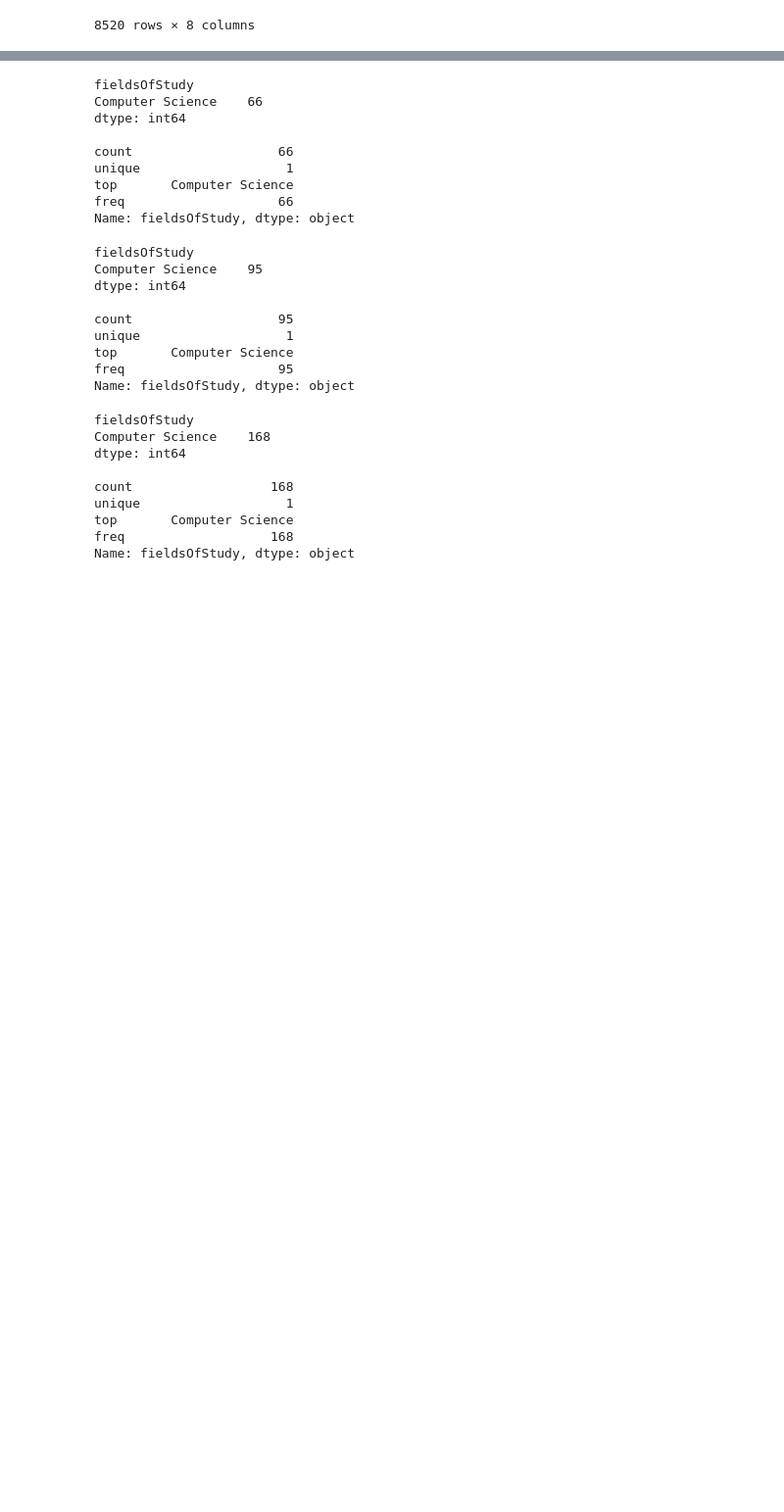
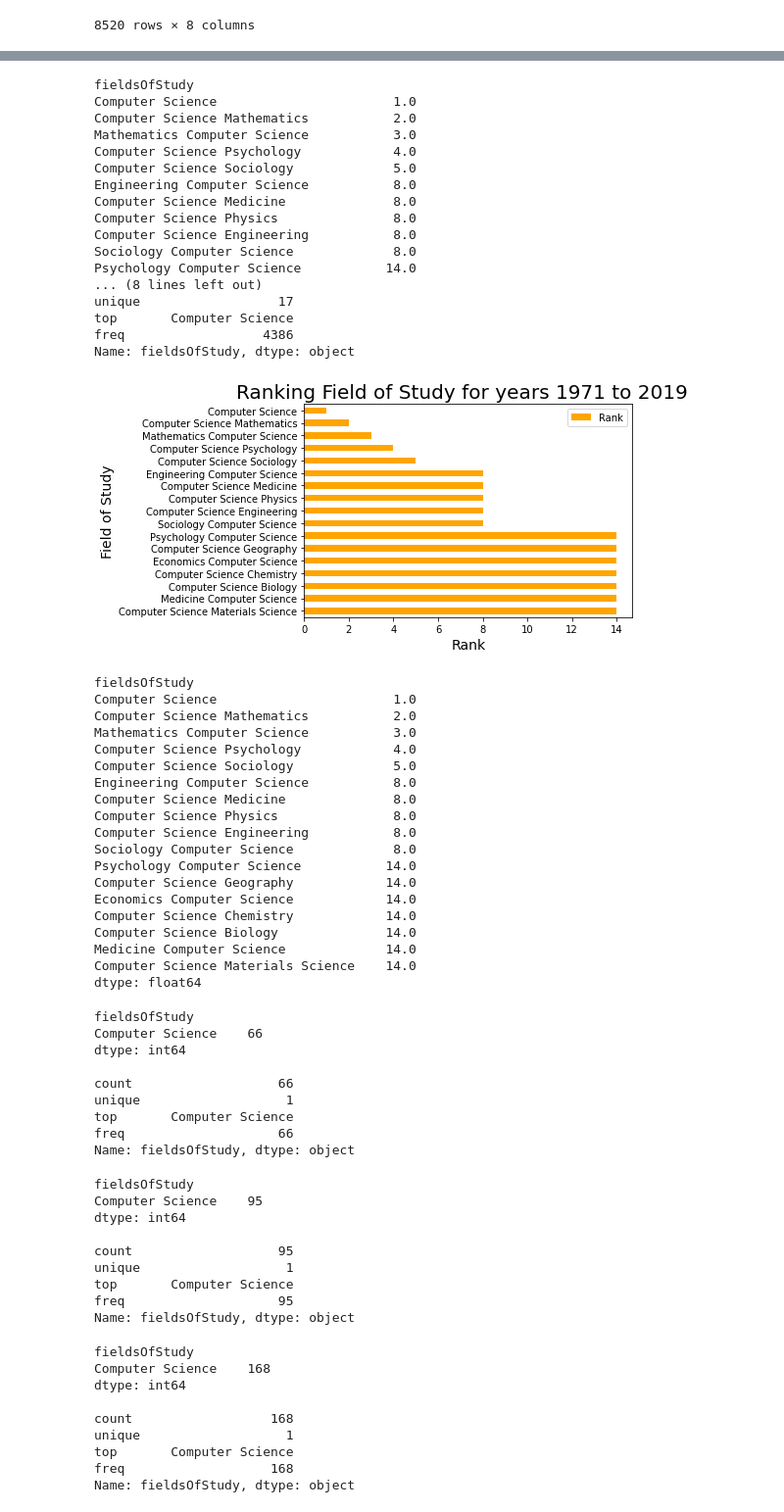
Before and after one commit to manishareddynarayan/Akshitha_INFO5731_Spring2020, a Jupyter notebook: Extracting_csv.ipynb, the cells around one changed output, grey strips where cells are left out. Shown at 98% size. Cells and saved outputs as stored; diff of their text form; code cells hidden in the pictures; blank space fills up the shorter version.

```diff
--- a/Extracting_csv.ipynb
+++ b/Extracting_csv.ipynb
@@ -395,3 +368,67 @@ Name: fieldsOfStudy, dtype: object
+# %%
+#analysis
+import numpy as np
+import pandas as pd
+import matplotlib.pyplot as plt
+df = pd.read_csv("Final_Table_1.csv")
+#analysis for fieldofstudy from all 1971 to 2019
+data = pd.read_csv("Final_Table_1.csv")
+df1 = data.groupby('fieldsOfStudy').size()
+df2 = df1.rank(ascending=0)
+df3 = df2.sort_values(ascending=True)
+print(df3)
+df3.to_csv("field_of_study.csv", header=['Rank'])
+data1 = data['fieldsOfStudy'].describe()
+print(data1)
+
+#data visulalization for field of study
+plotgraph = pd.read_csv("field_of_study.csv")
+plotgraph.set_index("fieldsOfStudy",drop=True,inplace=True)
+ax = plotgraph.plot.barh(color = 'Orange')
+ax.invert_yaxis()
+plt.title("Ranking Field of Study for years 1971 to 2019  ",fontsize=20)
+plt.xlabel("Rank",fontsize=14)
+plt.ylabel("Field of Study",fontsize=14)
+plt.show()
+df3
+# %% [output]
+fieldsOfStudy
+Computer Science                       1.0
+Computer Science Mathematics           2.0
+Mathematics Computer Science           3.0
+Computer Science Psychology            4.0
+Computer Science Sociology             5.0
+Engineering Computer Science           8.0
+Computer Science Medicine              8.0
+Computer Science Physics               8.0
+Computer Science Engineering           8.0
+Sociology Computer Science             8.0
+Psychology Computer Science           14.0
+... (8 lines left out)
+unique                  17
+top       Computer Science
+freq                  4386
+Name: fieldsOfStudy, dtype: object
+[figure, added]
+fieldsOfStudy
+Computer Science                       1.0
+Computer Science Mathematics           2.0
+Mathematics Computer Science           3.0
+Computer Science Psychology            4.0
+Computer Science Sociology             5.0
+Engineering Computer Science           8.0
+Computer Science Medicine              8.0
+Computer Science Physics               8.0
+Computer Science Engineering           8.0
+Sociology Computer Science             8.0
+Psychology Computer Science           14.0
+Computer Science Geography            14.0
+Economics Computer Science            14.0
+Computer Science Chemistry            14.0
+Computer Science Biology              14.0
+Medicine Computer Science             14.0
+Computer Science Materials Science    14.0
+dtype: float64
 # %%
 #analysis for fieldofstudy from all 1971 to 1981
 df1971to1981 = df[(df['Year'] == 1971) | (df['Year'] == 1978) | (df['Year'] == 1979) | (df['Year'] == 1980) | (df['Year'] == 1981)]
```
Also changed, not shown: parts of 29 cells of this notebook.
